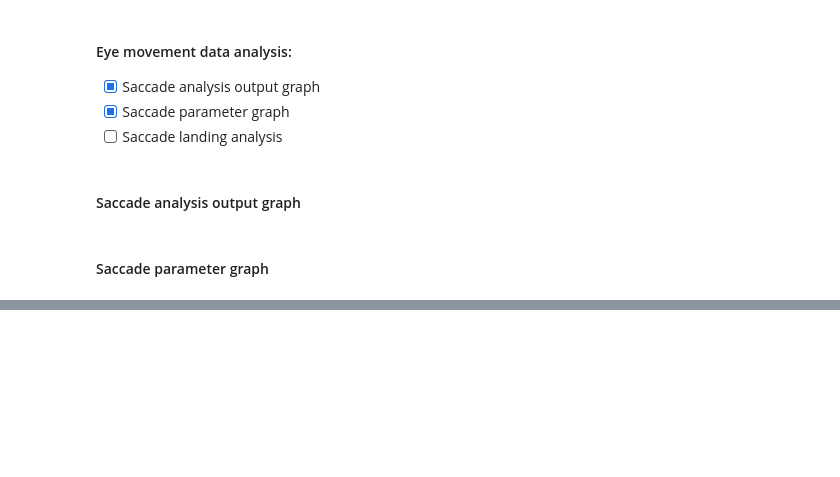
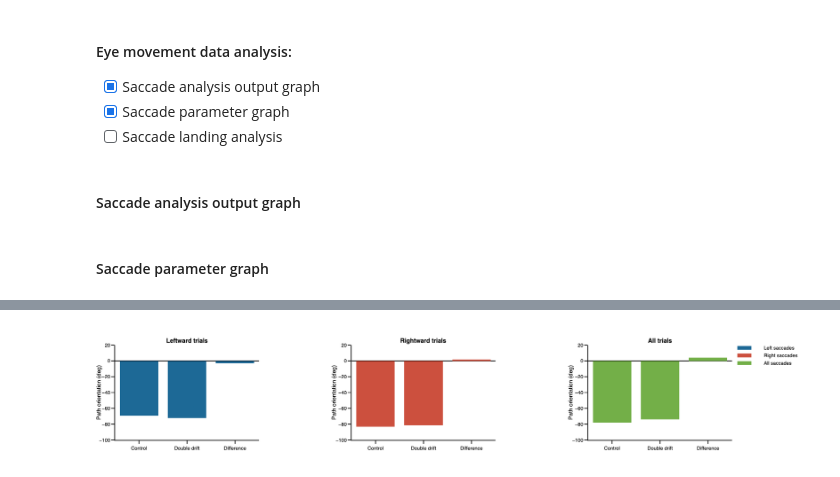
Before and after one commit to mszinte/DoubleDrift, a Jupyter notebook: stats/saccade_figures.ipynb, the cells around one changed output, grey strips where cells are left out. Cells and saved outputs as stored; diff of their text form; code cells hidden in the pictures; blank space fills up the shorter version.

Commit message:
end saccade analysis

```diff
--- a/stats/saccade_figures.ipynb
+++ b/stats/saccade_figures.ipynb
@@ -62,7 +62,7 @@ x_range = [0,250]
 colors_panel = px.colors.qualitative.Prism
 subplot_titles = ('<b>Trial distribution per saccade direction<b>', '<b>Trial distribution per external motion orientation<b>')
 analysis_crit = ['<i>Missing data<i>', '<i>Blink<i>', '<i>Accurate saccade<i>', '<i>Corrective saccade<i>',
-                 '<i>Innacurate saccade<i>', '<i>Early saccade (< 0 ms)<i>', '<i>Late saccade (> 400 ms)<i>']
+                 '<i>Innacurate saccade<i>', '<i>Early saccade (< 0 ms)<i>', '<i>Late saccade (> 500 ms)<i>']
 analysis_crit_df = ['miss_time_trial', 'blink_trial', 'main_sac_trial', 'cor_sac_trial',
                     'innacurate_sac_trial', 'early_sac_trial', 'late_sac_trial']
 x_label = 'Trials'
@@ -361,0 +355,55 @@ fig.write_image('{}/{}_saccade_correlation.pdf'.format(fig_dir, subject))
+# %%
+# figure specific settings
+subplot_titles = ('<b>Leftward trials<b>', '<b>Rightward trials<b>', '<b>All trials<b>')
+
+# subplot settings
+rows, cols = 1, 3
+leg_mergin = 200
+fig_height, fig_width = 350*rows, 350*cols+leg_mergin
+column_widths,row_heights = [1,1,1],[1]
+sb_specs = [[{},{},{}]]
+fig = make_subplots(rows=rows, cols=cols, print_grid=False, vertical_spacing=0.2, horizontal_spacing=0.15,
+                    column_widths=column_widths, row_heights=row_heights, subplot_titles=subplot_titles)
+
+sds = ['Left saccades', 'Right saccades', 'All saccades']
+sd_cols = [colors_panel[1], colors_panel[7], colors_panel[4]]
+
+x_legend = 1.05
+y_legend_step = 0.08
+y_legend_sd = 0.97
+rad_leg = 0.04
+x_txt = ['Control', 'Double drift', 'Difference']
+x = [1,2,3]
+y = [-69.1, -72.3, -72.3 -(-69.1)]
+
+for sd_num, sd in enumerate(sds):
+    y = [ang_reg_all[0, sd_num],
+         ang_reg_all[1, sd_num],
+         ang_reg_all[1, sd_num] - ang_reg_all[0, sd_num]]
+
+    fig.append_trace(go.Bar(x=x, y=y, width=[0.8,0.8,0.8], name=sd,
+                          marker_color=sd_cols[sd_num]), row=row+1, col=sd_num+1)
+
+    # legend
+    fig.add_annotation(xref='paper', yref='paper', x=x_legend, y=y_legend_sd - y_legend_step * sd_num,
+                       text=sd, showarrow=False, font_size = template_specs['axes_font_size'],xanchor = 'left', yanchor='middle')
+    fig.add_shape(type='rect',xref='paper', yref='paper', fillcolor = sd_cols[sd_num], line_width=0,
+                  x0=x_legend - 0.03-  rad_leg / 3.5, y0=y_legend_sd - y_legend_step * sd_num - rad_leg / 2,
+                  x1=x_legend - 0.03 + rad_leg / 3.5, y1=y_legend_sd - y_legend_step * sd_num + rad_leg / 2)
+
+# axes settings
+for row in np.arange(rows):
+    for col in np.arange(cols):
+        fig.update_xaxes(visible=True, ticklen=8, linewidth=template_specs['axes_width'], range=[0.5,3.5], row=row+1, col=col+1)
+        fig.update_yaxes(visible=True, ticklen=8, linewidth=template_specs['axes_width'], range=[-100,20], zeroline=True, title='Path orientation (deg)', row=row+1, col=col+1)
+
+fig.layout.update(template=fig_template, width=fig_width, height=fig_height, margin_l=50, bargap=0,
+                  xaxis_tickvals=x, xaxis_ticktext=x_txt,
+                  xaxis2_tickvals=x, xaxis2_ticktext=x_txt,
+                  xaxis3_tickvals=x, xaxis3_ticktext=x_txt,
+                  margin_r=leg_mergin, margin_t=50, margin_b=50, showlegend=False)
+fig.show()
+if not os.path.exists(fig_dir):os.mkdir(fig_dir)
+fig.write_image('{}/{}_main_output.pdf'.format(fig_dir, subject))
+# %% [output]
+[figure, added]
```
Also changed, not shown: parts of 2 cells of this notebook, 7 other files.
